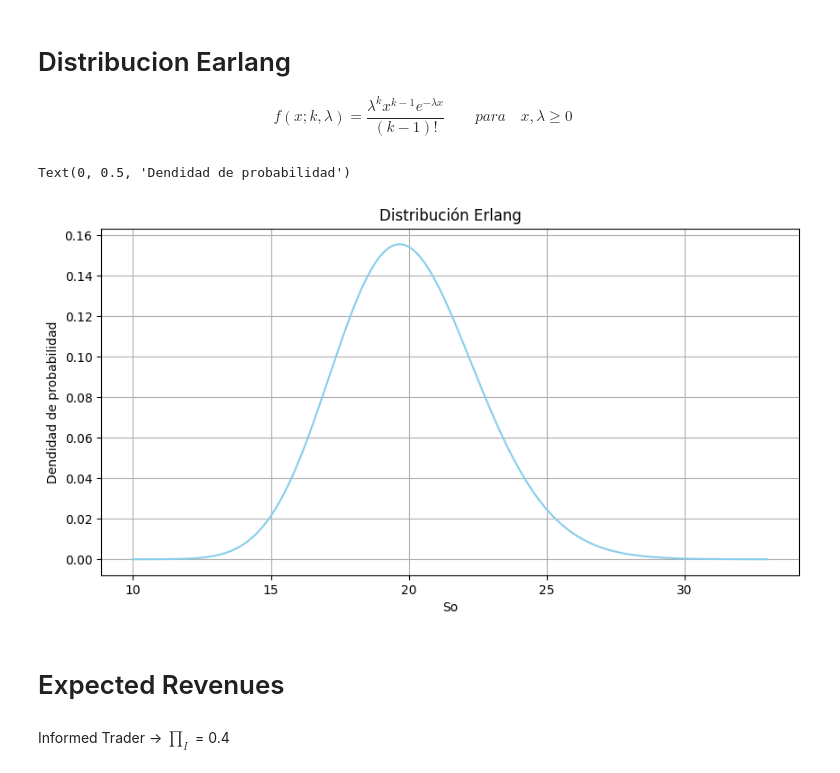
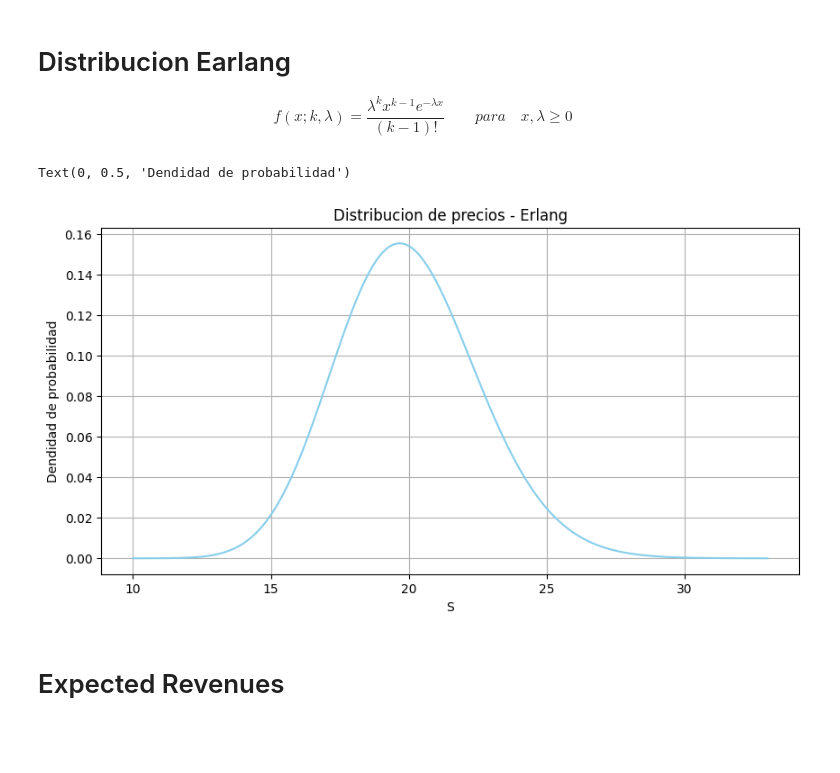
Before and after one commit to GoopyMarrow/M_S_Trading, a Jupyter notebook: MST_Proyecto 1.ipynb, the cells around one changed output. Cells and saved outputs as stored; diff of their text form; code cells hidden in the pictures; blank space fills up the shorter version.

```diff
--- a/MST_Proyecto 1.ipynb
+++ b/MST_Proyecto 1.ipynb
@@ -22,21 +24,21 @@ $$
 f(x;k, \lambda) = \frac{\lambda^k x^{k-1} e^{-\lambda x}}{(k-1)!} \quad\quad para \quad x,\lambda \geq 0
 $$
 # %%
-def PDF_erlang(k, lmbda, So):
-     return (lmbda ** k * So ** (k - 1) * np.exp(-lmbda * So)) / math.factorial(k - 1)
+def PDF_erlang(k, lmbda, S):
+    return (lmbda ** k * S ** (k - 1) * np.exp(-lmbda * S)) / math.factorial(k - 1)
 # %%
 k = 60
 lmbda = 3
-So = np.linspace(10, 33, 1000)
+S = np.linspace(10, 33, 1000)
 
-erlang = PDF_erlang(k, lmbda, So)
+erlang = PDF_erlang(k, lmbda, S)
 
-plt.plot(So, erlang)
+plt.plot(S, erlang)
 plt.title('Distribucion de precios - Erlang')
-plt.xlabel('So')
+plt.xlabel('S')
 plt.ylabel('Dendidad de probabilidad')
 # %% [output]
 Text(0, 0.5, 'Dendidad de probabilidad')
-[figure, old version]
+[figure, new version]
 # %% [markdown]
 # Expected Revenues
@@ -45,2 +44,0 @@ spread = np.linspace(0, 100, 1000)
-# %% [markdown]
-Informed Trader → $\prod _I$ = 0.4
```
Also changed, not shown: parts of 15 cells of this notebook.
